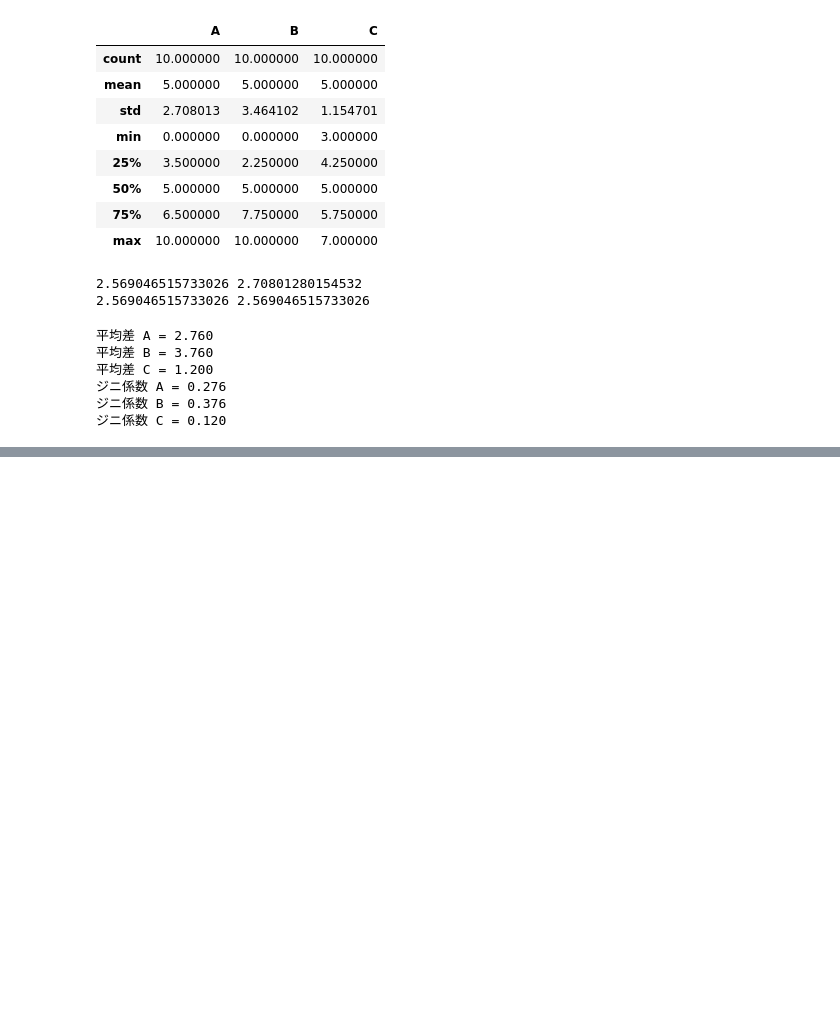
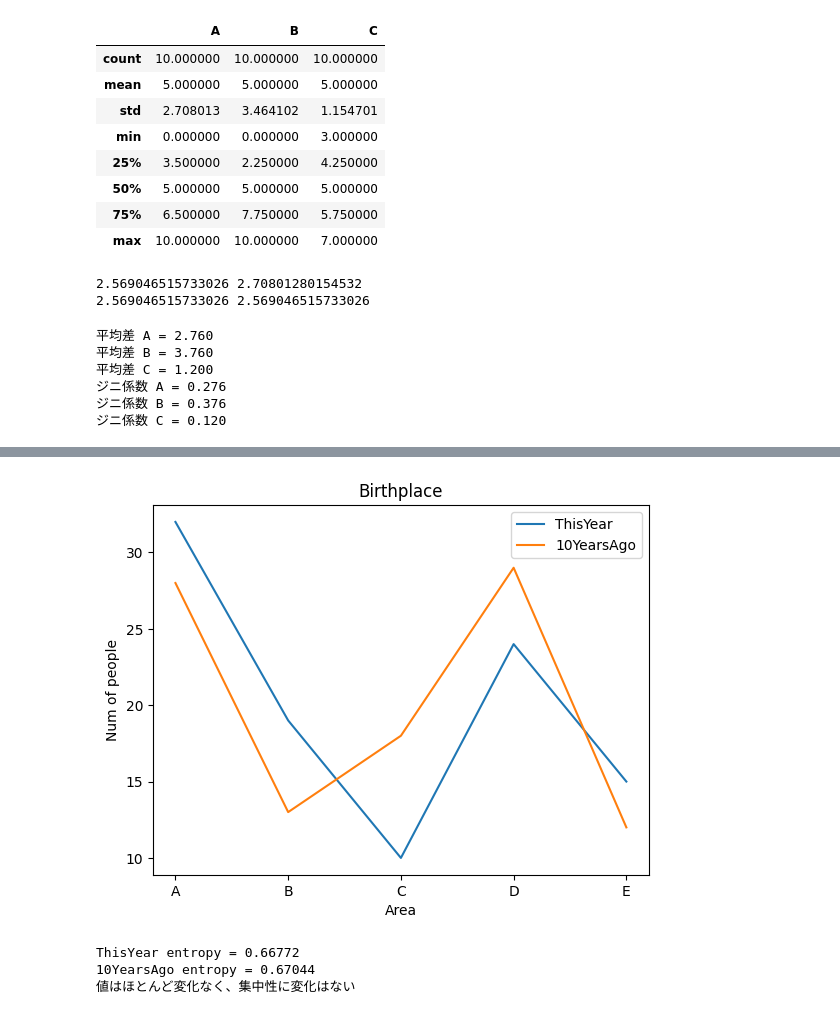
Before and after one commit to akmiccom/markdown, a Jupyter notebook: notebooks/統計学入門_練習問題.ipynb, the cells around one changed output, grey strips where cells are left out. Cells and saved outputs as stored; diff of their text form; code cells hidden in the pictures; blank space fills up the shorter version.

```diff
--- a/notebooks/統計学入門_練習問題.ipynb
+++ b/notebooks/統計学入門_練習問題.ipynb
@@ -106,0 +121,3 @@ for t in df.columns:
+# %%
+df = pd.read_csv('2-3.csv', index_col=0).T
+df
@@ -106,0 +131,21 @@ for t in df.columns:
+# %%
+displayData = ['ThisYear', '10YearsAgo'],
+for data in displayData:
+    plt.plot(df[data], label=data)
+plt.title('Birthplace')
+plt.xlabel('Area')
+plt.ylabel('Num of people')
+plt.legend()
+plt.show()
+# %% [output]
+[figure, added]
+# %%
+p = df['ThisYear'] / sum(df['ThisYear'])
+print(f'ThisYear entropy = {-sum(p * np.log10(p)):.05f}')
+p = df['10YearsAgo'] / sum(df['10YearsAgo'])
+print(f'10YearsAgo entropy = {-sum(p * np.log10(p)):.05f}')
+print('値はほとんど変化なく、集中性に変化はない')
+# %% [output]
+ThisYear entropy = 0.66772
+10YearsAgo entropy = 0.67044
+値はほとんど変化なく、集中性に変化はない
```
Also changed, not shown: parts of 22 cells of this notebook, 24 other files.
